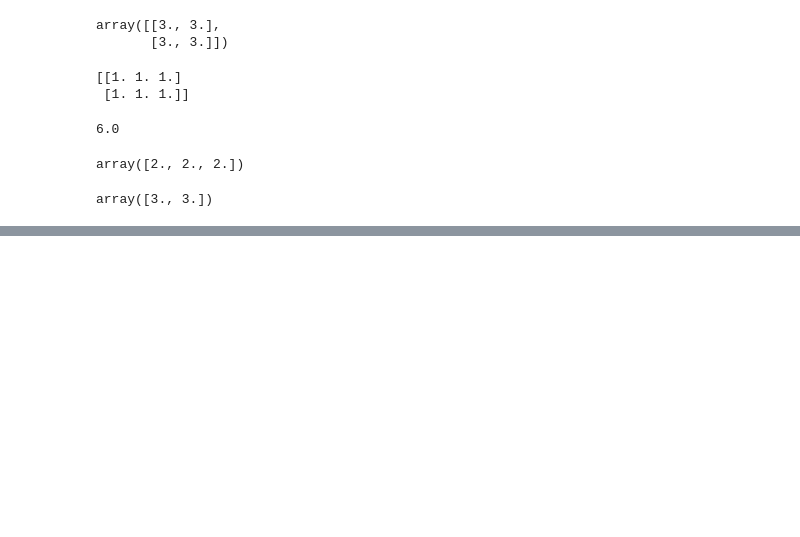
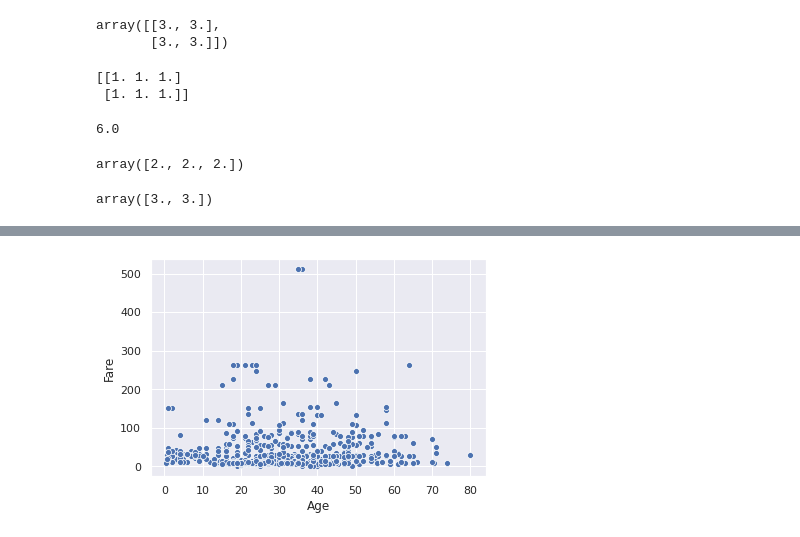
Before and after one commit to Arpitkamal/Deep-Learning---Getting-Started, a Jupyter notebook: Python_Basics.ipynb, the cells around one changed output, grey strips where cells are left out. Saved outputs shown, nothing was run; the diff lists cells and outputs as text; code cells hidden in the pictures; blank space fills up the shorter version.

```diff
--- a/Python_Basics.ipynb
+++ b/Python_Basics.ipynb
@@ -790,0 +830,4 @@ array([3., 3.])
+# %%
+import pandas as pd
+data = pd.read_csv('train.csv')
+data.head()
@@ -790,0 +841,4 @@ array([3., 3.])
+# %%
+ ax = sns.scatterplot(x="Age", y="Fare", data=data)
+# %% [output]
+[figure, added]
```
Also changed, not shown: parts of 21 cells of this notebook.
